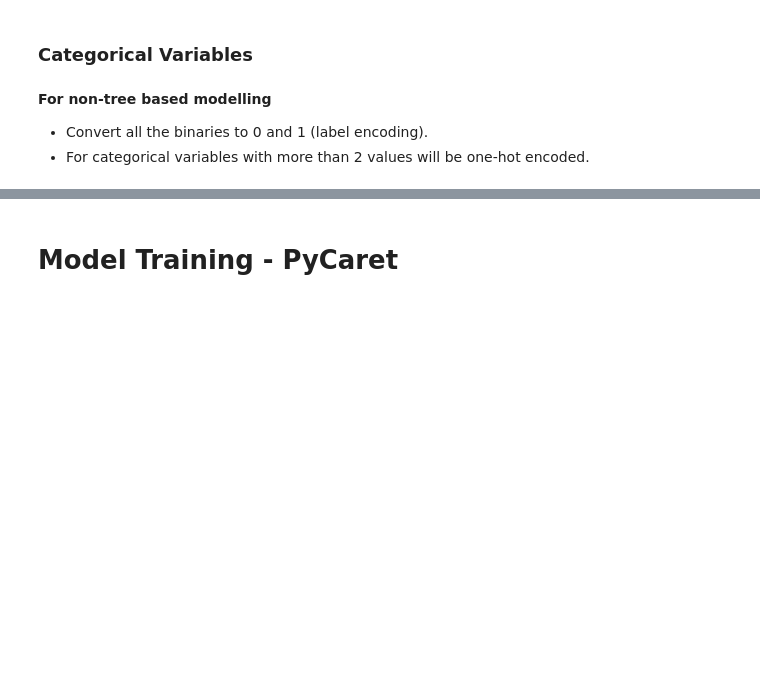
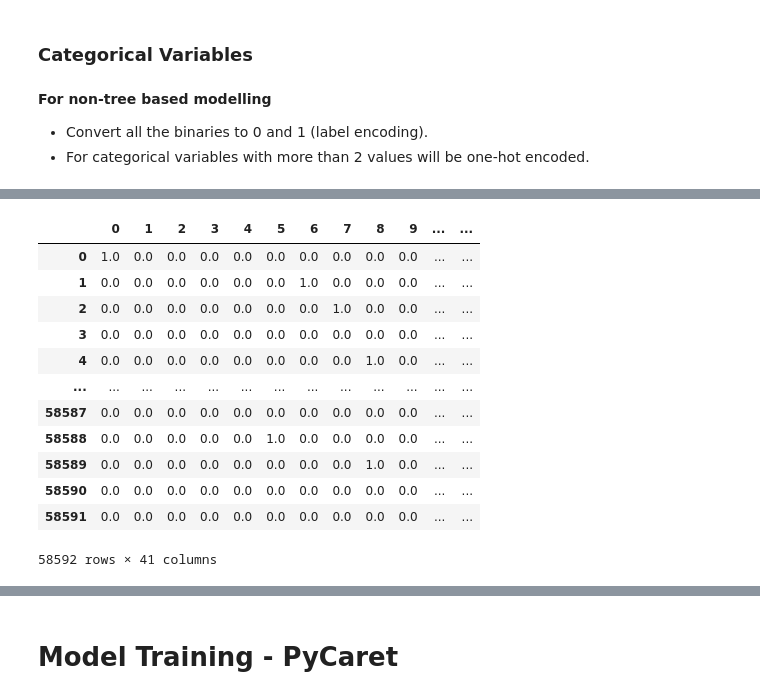
Before and after one commit to AI-13/Car-Insurance-Claim-Prediction, a Jupyter notebook: Car Insurance Claim Modelling 1.ipynb, the cells around one changed output, grey strips where cells are left out. Drawn from its saved outputs; the diff is of its cells as text; code cells hidden in the pictures; blank space fills up the shorter version.

```diff
--- a/Car Insurance Claim Modelling 1.ipynb
+++ b/Car Insurance Claim Modelling 1.ipynb
@@ -273,0 +498,6 @@ is_central_locking, is_power_steering, is_driver_seat_height_adjustable, is_day_
+# %%
+# Initi Label Encoder
+LE = LabelEncoder()
+
+# Convert to numerical values - 0 or 1
+DF[Binary_Col] = DF[Binary_Col].apply(LE.fit_transform)
@@ -273,0 +543,9 @@ is_central_locking, is_power_steering, is_driver_seat_height_adjustable, is_day_
+# %%
+# Club all the city areas with sample < 1000 into C_Others
+
+Frequencies = DF['area_cluster'].value_counts()
+Min_Frequency = Frequencies < 1000
+Mask_Obs = Frequencies[Min_Frequency].index
+Mask_Dict = dict.fromkeys(Mask_Obs, 'C_Others')
+
+DF['area_cluster'] = DF['area_cluster'].replace(Mask_Dict)
@@ -273,0 +572,23 @@ is_central_locking, is_power_steering, is_driver_seat_height_adjustable, is_day_
+# %%
+Multi_Col = ['area_cluster', 'model', 'fuel_type', 'engine_type', 'steering_type']
+# %%
+# Init One Hot Encoder
+OHE = OneHotEncoder(handle_unknown = 'ignore') # ignore unseen category from non-training dataset when running a model
+# %%
+Multi_Encoded = OHE.fit_transform(DF[Multi_Col])
+Multi_Encoded = pd.DataFrame(Multi_Encoded.toarray())
+Multi_Encoded
+# %% [output]
+|  | 0 | 1 | 2 | 3 | 4 | 5 | 6 | 7 | 8 | 9 | ... | ... |
+| 0 | 1.0 | 0.0 | 0.0 | 0.0 | 0.0 | 0.0 | 0.0 | 0.0 | 0.0 | 0.0 | ... | ... |
+| 1 | 0.0 | 0.0 | 0.0 | 0.0 | 0.0 | 0.0 | 1.0 | 0.0 | 0.0 | 0.0 | ... | ... |
+| 2 | 0.0 | 0.0 | 0.0 | 0.0 | 0.0 | 0.0 | 0.0 | 1.0 | 0.0 | 0.0 | ... | ... |
+| 3 | 0.0 | 0.0 | 0.0 | 0.0 | 0.0 | 0.0 | 0.0 | 0.0 | 0.0 | 0.0 | ... | ... |
+| 4 | 0.0 | 0.0 | 0.0 | 0.0 | 0.0 | 0.0 | 0.0 | 0.0 | 1.0 | 0.0 | ... | ... |
+| ... | ... | ... | ... | ... | ... | ... | ... | ... | ... | ... | ... | ... |
+| 58587 | 0.0 | 0.0 | 0.0 | 0.0 | 0.0 | 0.0 | 0.0 | 0.0 | 0.0 | 0.0 | ... | ... |
+| 58588 | 0.0 | 0.0 | 0.0 | 0.0 | 0.0 | 1.0 | 0.0 | 0.0 | 0.0 | 0.0 | ... | ... |
+| 58589 | 0.0 | 0.0 | 0.0 | 0.0 | 0.0 | 0.0 | 0.0 | 0.0 | 1.0 | 0.0 | ... | ... |
+| 58590 | 0.0 | 0.0 | 0.0 | 0.0 | 0.0 | 0.0 | 0.0 | 0.0 | 0.0 | 0.0 | ... | ... |
+| 58591 | 0.0 | 0.0 | 0.0 | 0.0 | 0.0 | 0.0 | 0.0 | 0.0 | 0.0 | 0.0 | ... | ... |
+58592 rows × 41 columns
```
Also changed, not shown: parts of 49 cells of this notebook, 1 other file.
